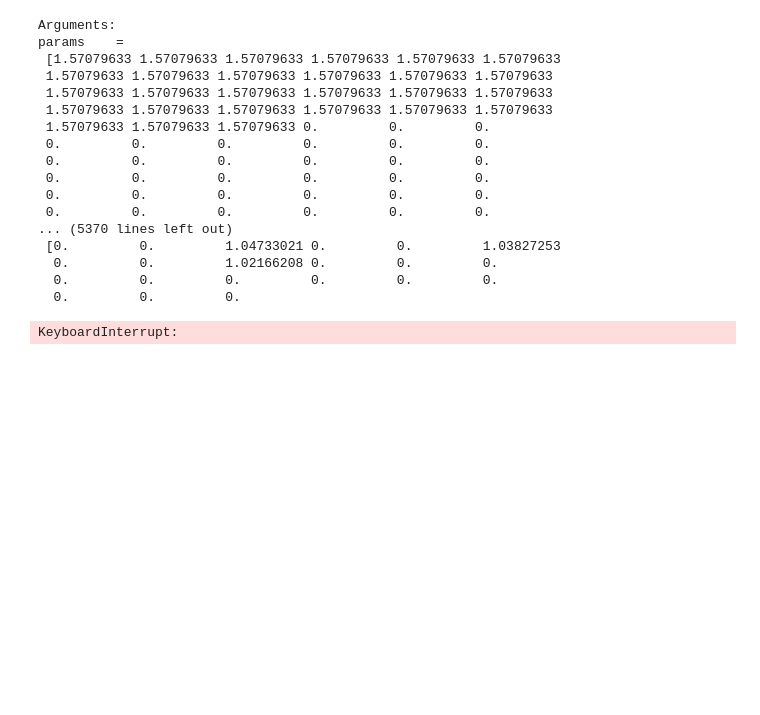
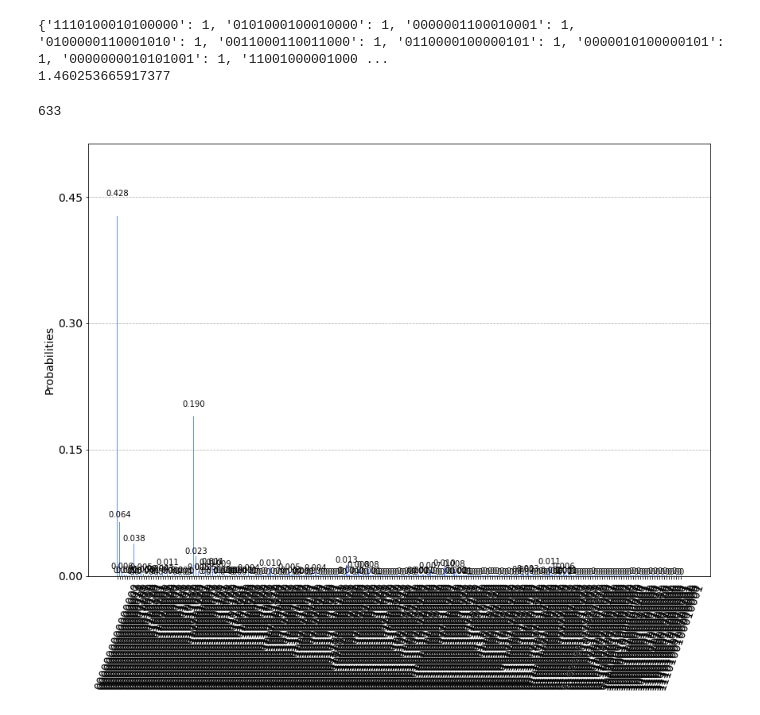
Before and after one commit to PabloReoyo/Qiskit, a Jupyter notebook: EventoVQE.ipynb, the cells around one changed output. Saved outputs shown, nothing was run; the diff lists cells and outputs as text; code cells hidden in the pictures; blank space fills up the shorter version.

```diff
--- a/EventoVQE.ipynb
+++ b/EventoVQE.ipynb
@@ -415,13 +458,13 @@ import time
 from scipy.optimize import minimize
 
 
-def VQE(shots,weights,n,depth,final_eval_shots, cost, alpha = 0.5,algorithm='VQE',theta = 1,verbosity = False):
+def VQE(shots,weights,n,depth,final_eval_shots, cost, alpha = 0.5,algorithm='VQE',theta = 1,mode='compatible'):
     """ Resuelve el problema de optimización.
     .
 
     En entrada:
     shots: evaluaciones del circuito cuántico,
-    weights: matriz de los cosenos,
+    weights: matriz de pesos,
     n: número de qubits,
     depth:número de reajustes en el circuito cuántico,
     final_eval_shots: número de pasos para la ejecución del circuito final,
@@ -432,15 +475,12 @@ def VQE(shots,weights,n,depth,final_eval_shots, cost, alpha = 0.5,algorithm='VQE
     alpha: 'cvar' alpha parameter
     algorithm: the optimization algorithm to be used (VQE or QAOA),
     theta: información sobre los angulos iniciales. Valor 1 si se utliza la rotacion RY
-    verbosity: activate/desactivate some control printouts.
+    mode: tipo de entrelazamiento
 
     En salida:
     elapsed_time: segundos que tarda en optimizar
-    counts: dictionaty the results of the optimization
-    shots: the 'shots' input parameter (it may be useful for analysis)
+    counts: distribución de estados
     n_func_evaluations: number of evaluations of the cost function
-    final_eval_shots: shots for the optimal circuit evaluation
-    optimal_angles: the theta parameters given by the optimization,
     final_cost: the cost function of the optimal circuit.
 
     """
@@ -461,8 +501,8 @@ def VQE(shots,weights,n,depth,final_eval_shots, cost, alpha = 0.5,algorithm='VQE
     res = minimize(fun     = cost_function,
                    x0      = theta.ravel(),       # the 'params' argument of 'cost_function_cobyla'
                    method  = 'cobyla',            # we want to use the COBYLA optimization algorithm
-                   options = {'maxiter': 10000},  # maximum number of iterations
-                   tol     = 0.001,              # tolerance or final accuracy in the optimization
+                   options = {'maxiter': 1000},  # maximum number of iterations
+                   tol     = 0.0001,              # tolerance or final accuracy in the optimization
                    args    = (weights,
                               n,
                               depth,
@@ -470,7 +510,7 @@ def VQE(shots,weights,n,depth,final_eval_shots, cost, alpha = 0.5,algorithm='VQE
                               cost,
                               algorithm,
                               alpha,
-                              verbosity))    # the arguments of 'cost_function', except 'params'
+                              mode))    # the arguments of 'cost_function', except 'params'
 
     # Time stops when the optimization stopshttps://qiskit.org/
     end_time = time.time()
@@ -483,7 +523,7 @@ def VQE(shots,weights,n,depth,final_eval_shots, cost, alpha = 0.5,algorithm='VQE
 
     # Obtain the output distribution using the final parameters
 
-    optimal_circuit = variational_form(res.x, n, depth)
+    optimal_circuit = variational_form(res.x, n, depth,mode)
 
     backend = Aer.get_backend('qasm_simulator')
 
@@ -501,35 +541,19 @@ def VQE(shots,weights,n,depth,final_eval_shots, cost, alpha = 0.5,algorithm='VQE
     # The cost function of the optimal circuit
     final_cost = res.fun
 
-    return elapsed_time, counts, shots, n_func_evaluations, final_eval_shots, optimal_angles, final_cost
+    return counts, final_cost, n_func_evaluations
 # %%
 
-elapsed_time, counts, shots, n_func_evaluations, final_eval_shots, optimal_angles, final_cost = VQE(shots=100,
-                                                                                                                  weights=event.export_cos_matrix(a),
-                                                                                                                  n=27,
-                                                                                                                  depth=2,
-                                                                                                                  final_eval_shots=1000,
-                                                                                                                  cost='cost',
-                                                                                                                  alpha=0.5,
-                                                                                                                  algorithm='VQE',
-                                                                                                                  theta=1,
-                                                                                                                  verbosity=True)
+counts, final_cost, n_func_evaluations = VQE(shots=5000, weights=event.export_weights(a), n=16,depth=1,final_eval_shots=5000,cost='cost',alpha=0.5,algorithm='VQE',theta=1,mode='compatible')
+print(final_cost)
 # %% [output]
-Arguments:
-params    =
- [1.57079633 1.57079633 1.57079633 1.57079633 1.57079633 1.57079633
- 1.57079633 1.57079633 1.57079633 1.57079633 1.57079633 1.57079633
- 1.57079633 1.57079633 1.57079633 1.57079633 1.57079633 1.57079633
- 1.57079633 1.57079633 1.57079633 1.57079633 1.57079633 1.57079633
- 1.57079633 1.57079633 1.57079633 0.         0.         0.
- 0.         0.         0.         0.         0.         0.
- 0.         0.         0.         0.         0.         0.
- 0.         0.         0.         0.         0.         0.
- 0.         0.         0.         0.         0.         0.
- 0.         0.         0.         0.         0.         0.
-... (5370 lines left out)
- [0.         0.         1.04733021 0.         0.         1.03827253
-  0.         0.         1.02166208 0.         0.         0.
-  0.         0.         0.         0.         0.         0.
-  0.         0.         0.
+{'1110100010100000': 1, '0101000100010000': 1, '0000001100010001': 1, '0100000110001010': 1, '0011000110011000': 1, '0110000100000101': 1, '0000010100000101': 1, '0000000010101001': 1, '11001000001000 ...
+1.460253665917377
-KeyboardInterrupt:
+# %%
+print(n_func_evaluations)
+# %% [output]
+633
+# %%
+plot_histogram(counts, figsize=(14, 10))
+# %% [output]
+[figure, added]
```
Also changed, not shown: parts of 13 cells of this notebook.
